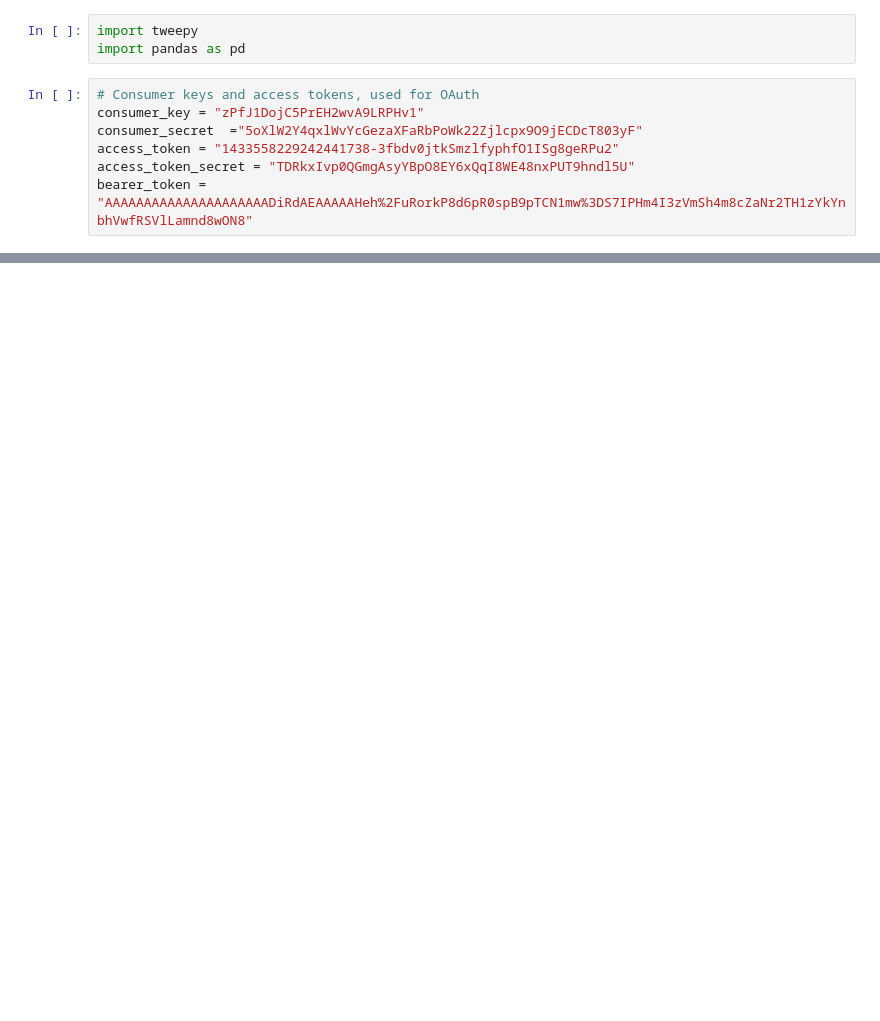
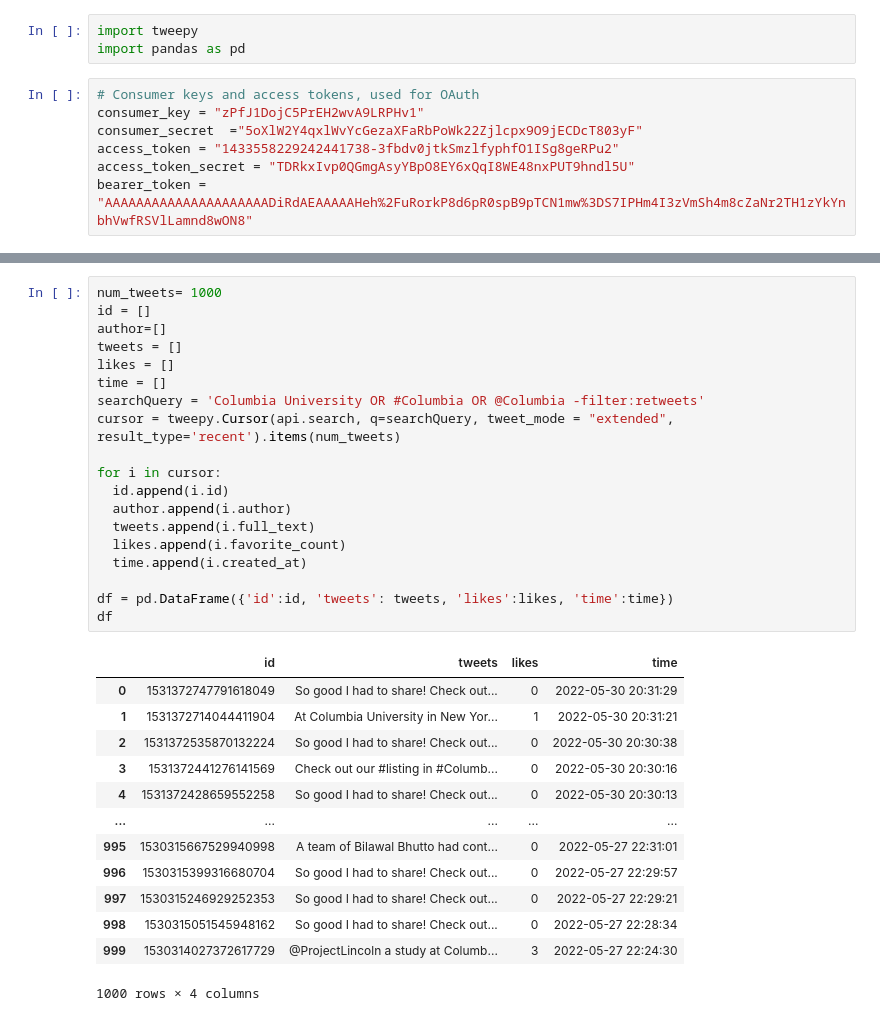
Before and after one commit to HaroldThan/IvySentiment, a Jupyter notebook: IvySentiment.ipynb, the cells around one changed output, grey strips where cells are left out. Saved outputs shown, nothing was run; the diff lists cells and outputs as text; blank space fills up the shorter version.

```diff
--- a/IvySentiment.ipynb
+++ b/IvySentiment.ipynb
@@ -39 +138,34 @@ cursor = tweepy.Cursor(api.search, q="dartmouth", tweet_mode = "extended").items
+# %%
+num_tweets= 1000
+id = []
+author=[]
+tweets = []
+likes = []
+time = []
+searchQuery = 'Columbia University OR #Columbia OR @Columbia -filter:retweets'
+cursor = tweepy.Cursor(api.search, q=searchQuery, tweet_mode = "extended", result_type='recent').items(num_tweets)
+
+for i in cursor:
+  id.append(i.id)
+  author.append(i.author)
+  tweets.append(i.full_text)
+  likes.append(i.favorite_count)
+  time.append(i.created_at)
+
+df = pd.DataFrame({'id':id, 'tweets': tweets, 'likes':likes, 'time':time})
+df
+# %% [output]
+|  | id | tweets | likes | time |
+| 0 | 1531372747791618049 | So good I had to share! Check out... | 0 | 2022-05-30 20:31:29 |
+| 1 | 1531372714044411904 | At Columbia University in New Yor... | 1 | 2022-05-30 20:31:21 |
+| 2 | 1531372535870132224 | So good I had to share! Check out... | 0 | 2022-05-30 20:30:38 |
+| 3 | 1531372441276141569 | Check out our #listing in #Columb... | 0 | 2022-05-30 20:30:16 |
+| 4 | 1531372428659552258 | So good I had to share! Check out... | 0 | 2022-05-30 20:30:13 |
+| ... | ... | ... | ... | ... |
+| 995 | 1530315667529940998 | A team of Bilawal Bhutto had cont... | 0 | 2022-05-27 22:31:01 |
+| 996 | 1530315399316680704 | So good I had to share! Check out... | 0 | 2022-05-27 22:29:57 |
+| 997 | 1530315246929252353 | So good I had to share! Check out... | 0 | 2022-05-27 22:29:21 |
+| 998 | 1530315051545948162 | So good I had to share! Check out... | 0 | 2022-05-27 22:28:34 |
+| 999 | 1530314027372617729 | @ProjectLincoln a study at Columb... | 3 | 2022-05-27 22:24:30 |
+1000 rows × 4 columns
 # %%
```
Also changed, not shown: parts of 12 cells of this notebook.
